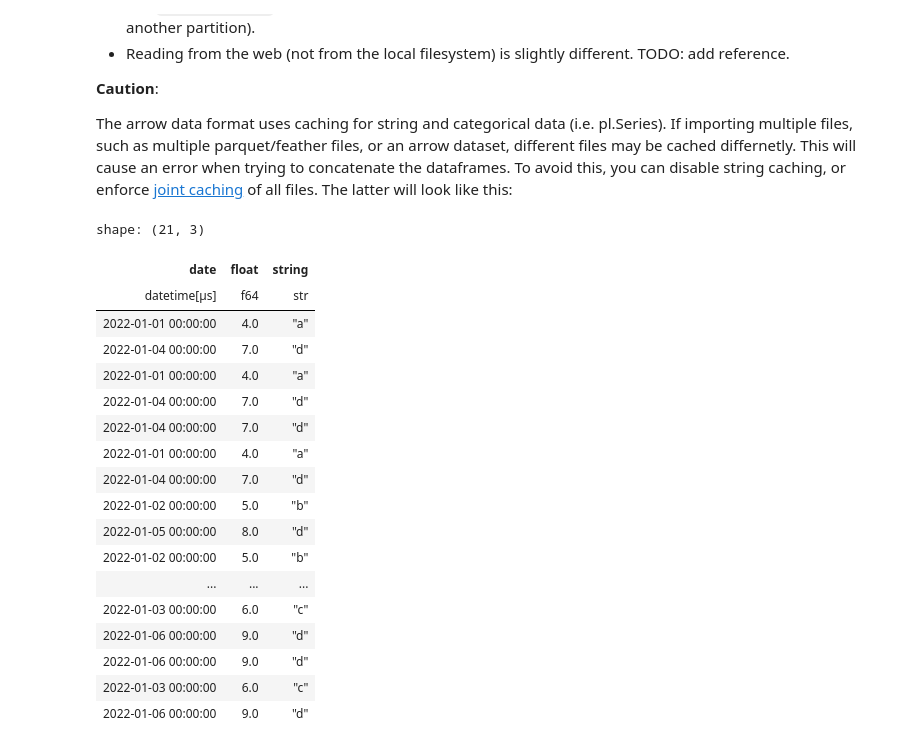
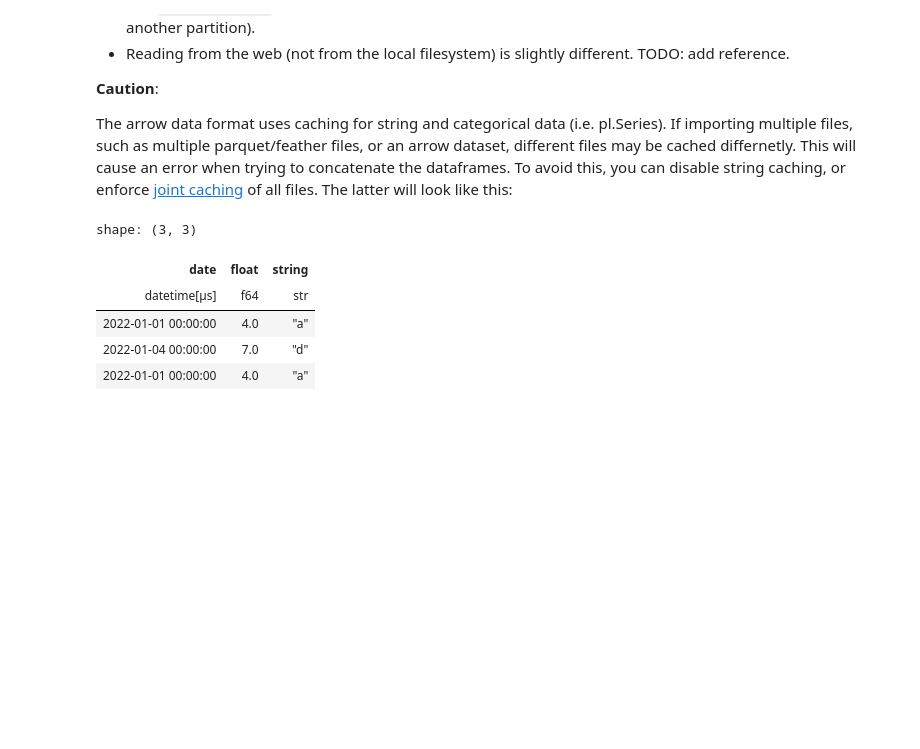
Before and after one commit to johnros/polars_demo, a Jupyter notebook: polars_to_preview.ipynb, the cells around one changed output. Drawn from its saved outputs; the diff is of its cells as text; code cells hidden in the pictures; blank space fills up the shorter version.

```diff
--- a/polars_to_preview.ipynb
+++ b/polars_to_preview.ipynb
@@ -3126,24 +3143,11 @@ The latter will look like this:
 # %%
 with pl.StringCache():
   df_import = pl.scan_ds(dset).collect()
-df_import
+df_import.head(3)
 # %% [output]
-shape: (21, 3)
+shape: (3, 3)
 | date | float | string |
 | datetime[μs] | f64 | str |
 | 2022-01-01 00:00:00 | 4.0 | "a" |
 | 2022-01-04 00:00:00 | 7.0 | "d" |
 | 2022-01-01 00:00:00 | 4.0 | "a" |
-| 2022-01-04 00:00:00 | 7.0 | "d" |
-| 2022-01-04 00:00:00 | 7.0 | "d" |
-| 2022-01-01 00:00:00 | 4.0 | "a" |
-| 2022-01-04 00:00:00 | 7.0 | "d" |
-| 2022-01-02 00:00:00 | 5.0 | "b" |
-| 2022-01-05 00:00:00 | 8.0 | "d" |
-| 2022-01-02 00:00:00 | 5.0 | "b" |
-| ... | ... | ... |
-| 2022-01-03 00:00:00 | 6.0 | "c" |
-| 2022-01-06 00:00:00 | 9.0 | "d" |
-| 2022-01-06 00:00:00 | 9.0 | "d" |
-| 2022-01-03 00:00:00 | 6.0 | "c" |
-| 2022-01-06 00:00:00 | 9.0 | "d" |
```
Also changed, not shown: parts of 51 cells of this notebook, 1 other file.
